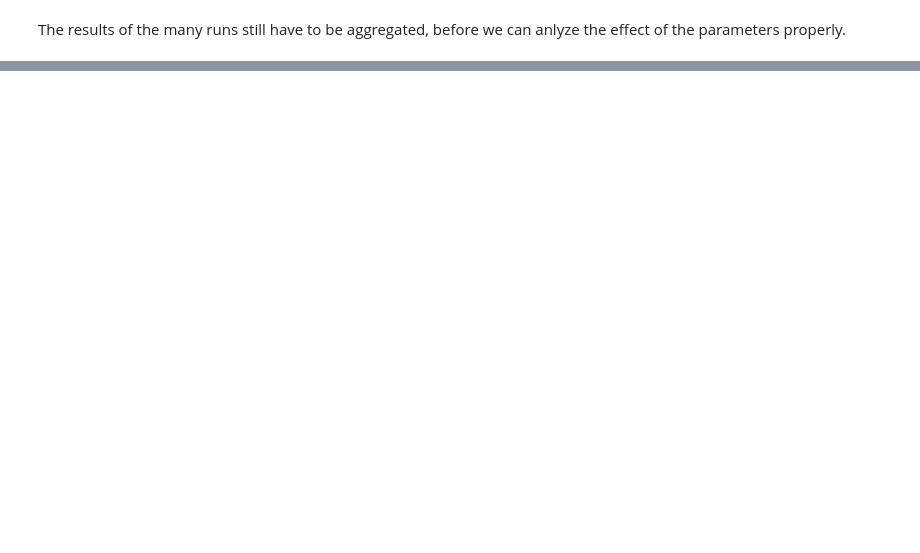
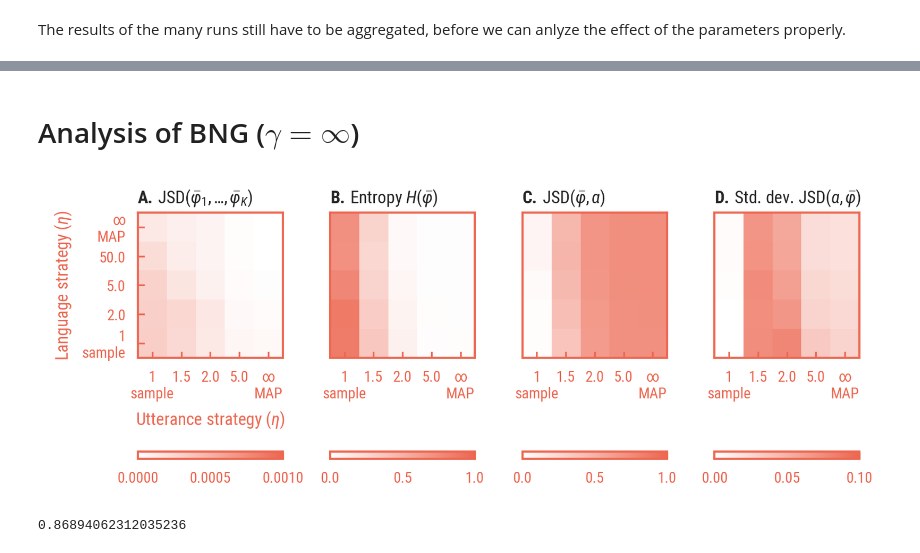
Before and after one commit to bacor/thesis, a Jupyter notebook: experiments/BNG06/BNG06 Analysis.ipynb, the cells around one changed output, grey strips where cells are left out. Drawn from its saved outputs; the diff is of its cells as text; code cells hidden in the pictures; blank space fills up the shorter version.

```diff
--- a/experiments/BNG06/BNG06 Analysis.ipynb
+++ b/experiments/BNG06/BNG06 Analysis.ipynb
@@ -279,3 +388,64 @@ xlabel('utterance strategy ($\zeta$)')
+# %% [markdown]
+# Analysis of BNG ($\gamma=\infty$)
+# %%
+#plot
+df = means[means['gamma'] == np.inf]
+props = {
+    'extremexlabels': ['1\nsample', '$\infty$\nMAP'],
+    'extremeylabels': ['$\infty$\nMAP', '1\nsample'],
+    'vmin':0,
+    'cbarpad': .6,
+    'annotation_templ': '',
+    'colorbar': True,
+}
+
+figure(figsize=cm2inch(12,4))
+
+
+# Phis
+ax1 = subplot(141)
+p = props.copy()
+p['vmax'] = 0.001
+show_heatmap(df, 'jsd_phis', props=p, aspect=1)
+title(r'$\mathsf{JSD}(\bar{\varphi}_1, \dots, \bar{\varphi}_K)$')
+ylabel('Language strategy ($\eta$)')
+xlabel('Utterance strategy ($\eta$)')
+
+# Entropy mean phi
+ax2 = subplot(142)
+p = props.copy()
+p['ylabels']=False
+p['vmax'] = 1
+show_heatmap(df, 'entropy_mphi', props=p, aspect=1)
+title(r'Entropy $H(\bar{\varphi})$')
+
+# Distance alpha and mean phi
+ax3 = subplot(143)
+p = props.copy()
+p['ylabels']=False
+p['vmax'] = 1
+show_heatmap(df, 'jsd_alpha_mphi', props=p, aspect=1)
+title(r'$\mathsf{JSD}(\bar{\varphi}, \alpha)$')
+
+# Stdev divergence between alpha and meanphi
+ax4 = subplot(144)
+p = props.copy()
+p['ylabels']=False
+p['vmax'] = .1
+show_heatmap(df, 'std_alpha_mphi', props=p, aspect=1)
+title(r'Std. dev. $\mathsf{JSD}(\alpha, \bar{\varphi})}$')
+
+restyle_title(ax1,ax2,ax3, ax4, y=1.1);
+
+subplots_adjust(left=0, bottom=0, right=1, top=1)
+savefig('BNG06-naming-game-strategies.png', bbox_inches='tight')
+copyfig('BNG06-naming-game-strategies.png')
+# %% [output]
+[figure, added]
+# %%
+entropy_alpha
+# %% [output]
+0.86894062312035236
 # %%
 means.columns
 # %% [output]
```
Also changed, not shown: parts of 20 cells of this notebook, 31 other files.
